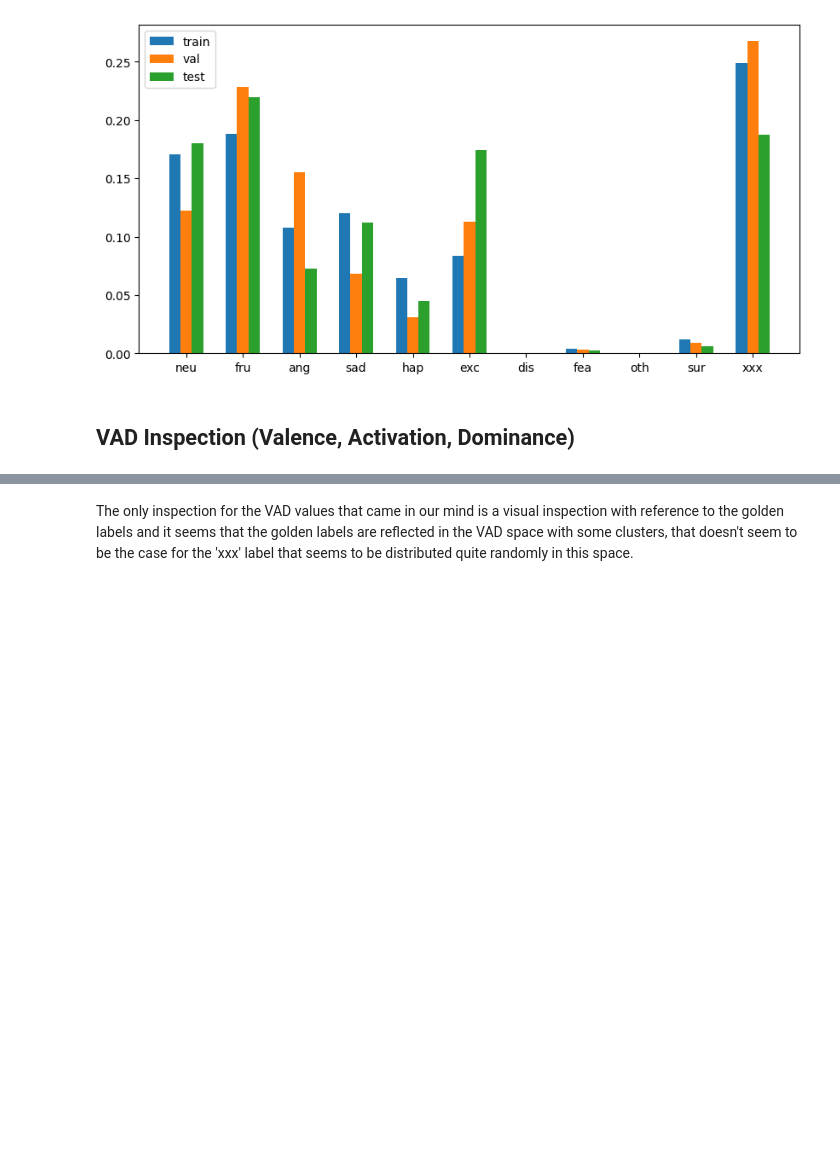
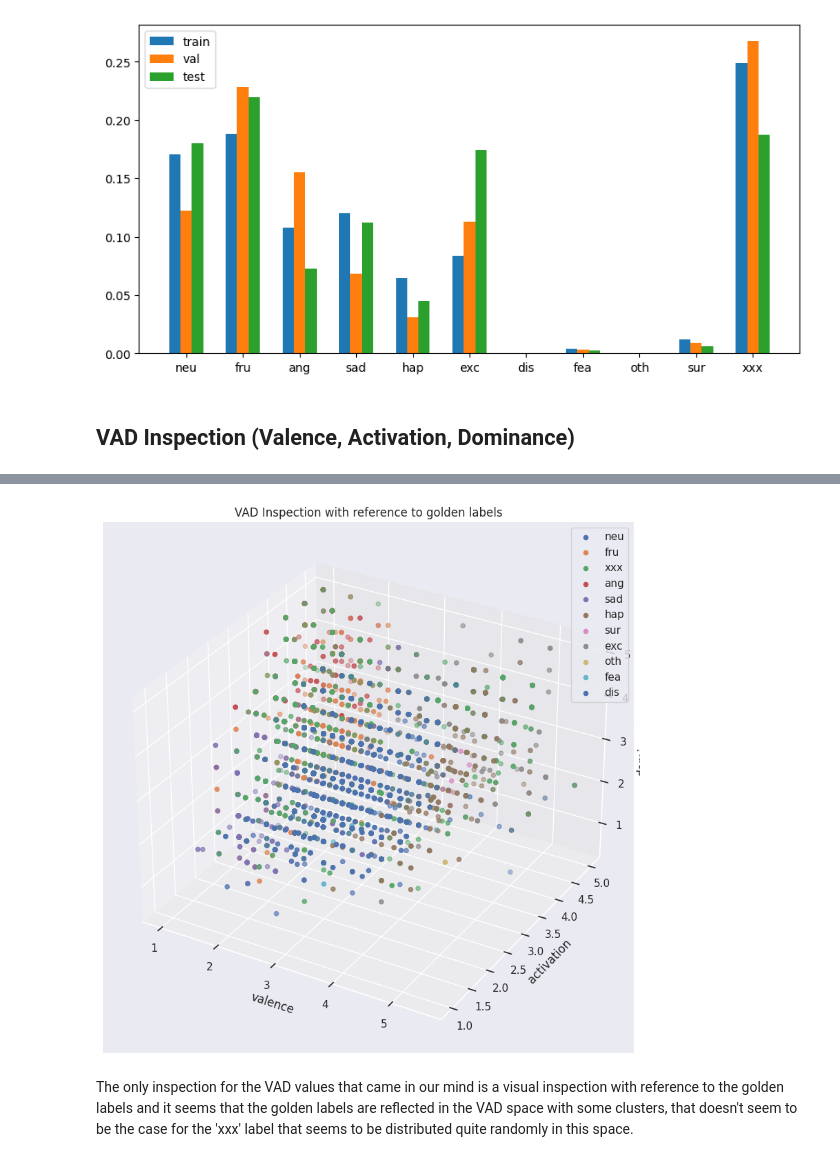
Before and after one commit to eskinderit/A-comparison-of-small-and-large-uni-multi-modal-language-models-for-sentiment-analysis-, a Jupyter notebook: ThirdMultimodalModel.ipynb, the cells around one changed output, grey strips where cells are left out. Saved outputs shown, nothing was run; the diff lists cells and outputs as text; code cells hidden in the pictures; blank space fills up the shorter version.

```diff
--- a/ThirdMultimodalModel.ipynb
+++ b/ThirdMultimodalModel.ipynb
@@ -378,7 +378,7 @@ plt.show()
 # %% [markdown]
 ## VAD Inspection (Valence, Activation, Dominance)
 # %%
-interactive = True # CHANGE THIS TO False IN ORDER TO SEE AN INTERACTIVE PLOT
+interactive = False # CHANGE THIS TO False IN ORDER TO SEE AN INTERACTIVE PLOT
 title = "VAD Inspection with reference to golden labels"
 
 if interactive:
@@ -408,3 +407,4 @@ else:
+[figure, added]
 # %% [markdown]
 The only inspection for the VAD values that came in our mind is a visual inspection with reference to the golden labels and it seems that the golden labels are reflected in the VAD space with some clusters, that doesn't seem to be the case for the 'xxx' label that seems to be distributed quite randomly in this space.
 # %% [markdown]
```
Also changed, not shown: parts of 11 cells of this notebook.
